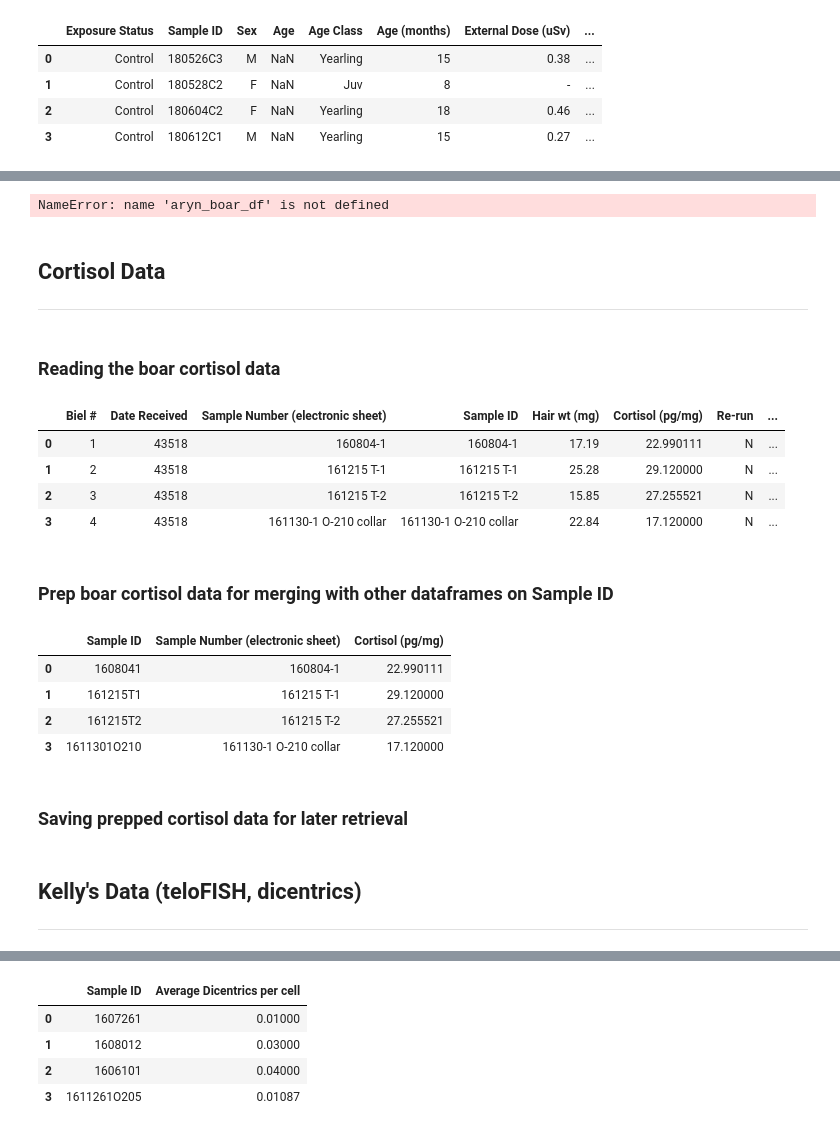
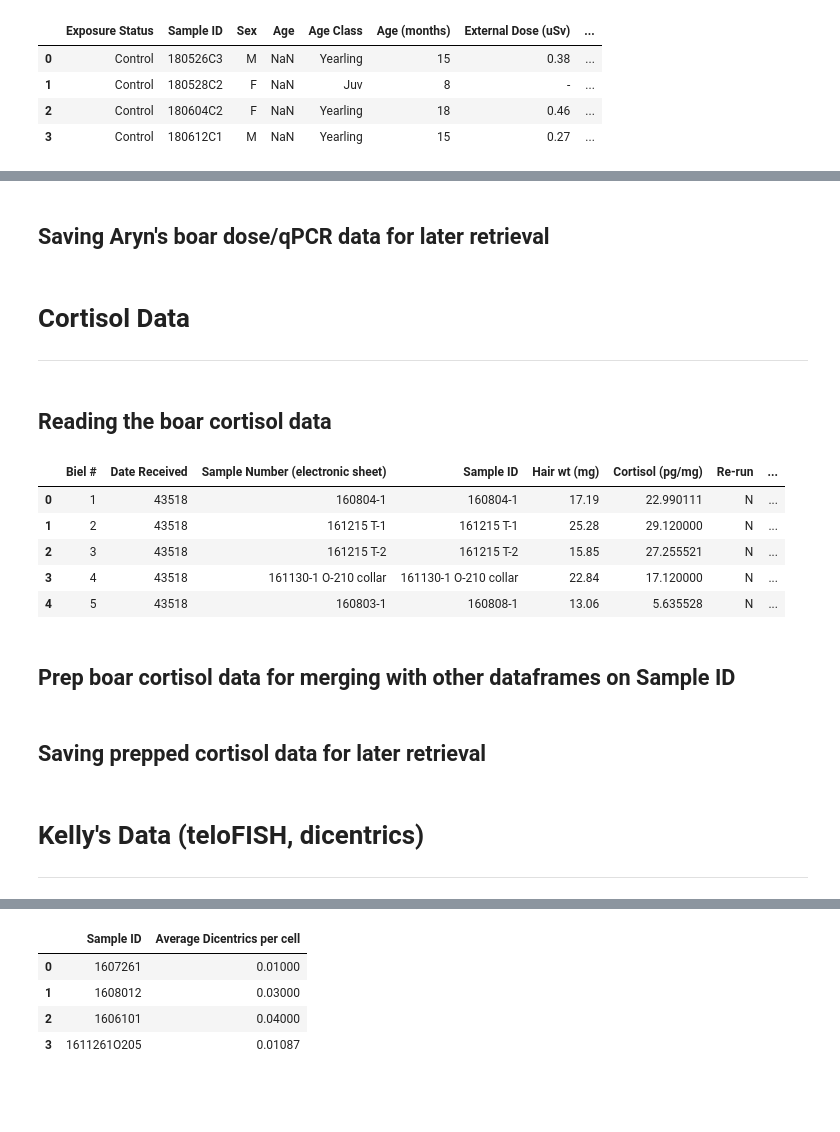
Before and after one commit to Jared-Luxton/Fukushima-Nuclear-Disaster-Humans, a Jupyter notebook: workflow & analyses notebooks/01_Fukushima_Project_Data_Extraction_and_Cleaning.ipynb, the cells around one changed output, grey strips where cells are left out. Cells and saved outputs as stored; diff of their text form; code cells hidden in the pictures; blank space fills up the shorter version.

Commit message:
redoing analyses new data

```diff
--- a/workflow & analyses notebooks/01_Fukushima_Project_Data_Extraction_and_Cleaning.ipynb
+++ b/workflow & analyses notebooks/01_Fukushima_Project_Data_Extraction_and_Cleaning.ipynb
@@ -89,13 +95,13 @@ aryn_boar_qPCR.head(4)
 # %%
 # changing errant values to np.NaN
-aryn_boar_dose = aryn_boar_qPCR.replace('-', np.NaN)
+aryn_boar_qPCR = aryn_boar_qPCR.replace('-', np.NaN)
 
-# # encoding exposure status as dummy values
-# dummies = pd.get_dummies(aryn_boar_df['Exposure Status'], prefix='Encoded', drop_first=True)
-# aryn_boar_df['Encoded Exposed'] = dummies['Encoded_Exposed']
+# cleaning Sample ID of dashes & spaces, + 'GPS' & 'collar' terms
+aryn_boar_qPCR['Sample ID'] = aryn_boar_qPCR['Sample ID'].apply(lambda row: f_tm.remove_dashes_space_sampleIDs(row))
+aryn_boar_qPCR['Sample ID'] = aryn_boar_qPCR['Sample ID'].astype('str')
 
-# # cleaning Sample ID of dashes & spaces, + 'GPS' & 'collar' terms
-# aryn_boar_df['Sample ID'] = aryn_boar_df['Sample ID'].apply(lambda row: f_tm.remove_dashes_space_sampleIDs(row))
+aryn_boar_dose['Sample ID'] = aryn_boar_dose['Sample ID'].apply(lambda row: f_tm.remove_dashes_space_sampleIDs(row))
+aryn_boar_dose['Sample ID'] = aryn_boar_dose['Sample ID'].astype('str')
-# %% [output]
-NameError: name 'aryn_boar_df' is not defined
+# %% [markdown]
+## Saving Aryn's boar dose/qPCR data for later retrieval
 # %%
@@ -103,44 +110,34 @@ aryn_boar_df.to_csv('../excel data/cleaned/aryn_boar_df.csv', index=False)
 # %% [markdown]
-## Cortisol Data
+# Cortisol Data
 ---
 # %% [markdown]
-### Reading the boar cortisol data
+## Reading the boar cortisol data
 # %%
 boar_cortisol_df = pd.read_excel('../excel data/raw/boar cortisol.xlsx')
-boar_cortisol_df.head(4)
+boar_cortisol_df.drop([47], axis=0, inplace=True)
+boar_cortisol_df.head()
 # %% [output]
 |  | Biel # | Date Received | Sample Number (electronic sheet) | Sample ID | Hair wt (mg) | Cortisol (pg/mg) | Re-run | ... |
 | 0 | 1 | 43518 | 160804-1 | 160804-1 | 17.19 | 22.990111 | N | ... |
 | 1 | 2 | 43518 | 161215 T-1 | 161215 T-1 | 25.28 | 29.120000 | N | ... |
 | 2 | 3 | 43518 | 161215 T-2 | 161215 T-2 | 15.85 | 27.255521 | N | ... |
 | 3 | 4 | 43518 | 161130-1 O-210 collar | 161130-1 O-210 collar | 22.84 | 17.120000 | N | ... |
+| 4 | 5 | 43518 | 160803-1 | 160808-1 | 13.06 | 5.635528 | N | ... |
 # %% [markdown]
-### Prep boar cortisol data for merging with other dataframes on Sample ID
+## Prep boar cortisol data for merging with other dataframes on Sample ID
 # %%
 # grabbing Sample IDs column in new dataframe, preserving index
-prep_boar_cortisol_df = pd.DataFrame(boar_cortisol_df['Sample ID'])
-
-# grabbing the Cortisol measurements & Sample Number (electronic sheet)
-prep_boar_cortisol_df['Sample Number (electronic sheet)'] = boar_cortisol_df['Sample Number (electronic sheet)']
-prep_boar_cortisol_df['Cortisol (pg/mg)'] = boar_cortisol_df['Cortisol (pg/mg)']
-
+prep_boar_cortisol_df = boar_cortisol_df[['Sample ID', 'Sample Number (electronic sheet)', 'Cortisol (pg/mg)']].copy()
 prep_boar_cortisol_df['Sample ID'] = prep_boar_cortisol_df['Sample ID'].astype('str')
 
 # removing dashes/spaces & terms 'GPS' + 'collar' from sample IDs
 prep_boar_cortisol_df['Sample ID'] = prep_boar_cortisol_df['Sample ID'].apply(lambda row: f_tm.remove_dashes_space_sampleIDs(row))
-
-prep_boar_cortisol_df.head(4)
+prep_boar_cortisol_df['Sample ID'] = prep_boar_cortisol_df['Sample ID'].astype('str')
-# %% [output]
-|  | Sample ID | Sample Number (electronic sheet) | Cortisol (pg/mg) |
-| 0 | 1608041 | 160804-1 | 22.990111 |
-| 1 | 161215T1 | 161215 T-1 | 29.120000 |
-| 2 | 161215T2 | 161215 T-2 | 27.255521 |
-| 3 | 1611301O210 | 161130-1 O-210 collar | 17.120000 |
 # %% [markdown]
-### Saving prepped cortisol data for later retrieval
+## Saving prepped cortisol data for later retrieval
 # %%
 prep_boar_cortisol_df.to_csv('../excel data/cleaned/prep_boar_cortisol_df.csv', index=False)
 # %% [markdown]
-## Kelly's Data (teloFISH, dicentrics)
+# Kelly's Data (teloFISH, dicentrics)
 ---
 # %% [markdown]
```
Also changed, not shown: parts of 46 cells of this notebook.
